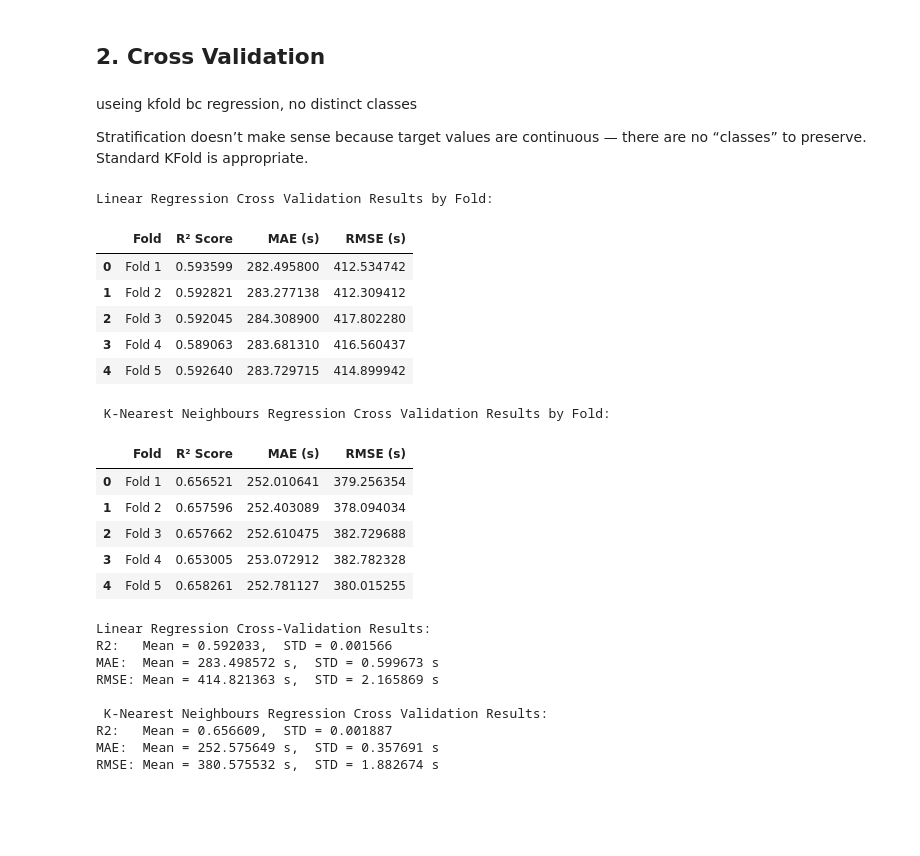
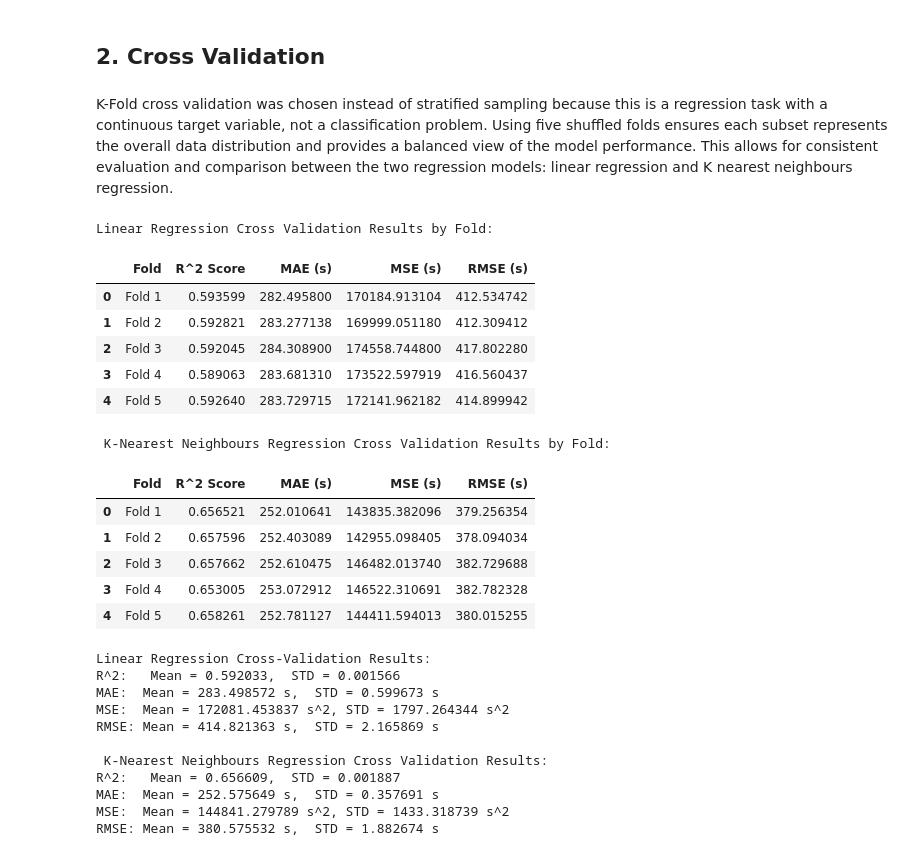
Before and after one commit to charralbert/Taxi_Trip_Duration, a Jupyter notebook: project_deliverable2_Group33.ipynb, the cells around one changed output. Saved outputs shown, nothing was run; the diff lists cells and outputs as text; code cells hidden in the pictures; blank space fills up the shorter version.

```diff
--- a/project_deliverable2_Group33.ipynb
+++ b/project_deliverable2_Group33.ipynb
@@ -91,9 +91,7 @@ From a bias-variance trade-off perspective, the KNN regression model has low var
 # %% [markdown]
 ## 2. Cross Validation
 # %% [markdown]
-useing kfold bc regression, no distinct classes
-
-Stratification doesn’t make sense because target values are continuous — there are no “classes” to preserve. Standard KFold is appropriate.
+K-Fold cross validation was chosen instead of stratified sampling because this is a regression task with a continuous target variable, not a classification problem. Using five shuffled folds ensures each subset represents the overall data distribution and provides a balanced view of the model performance. This allows for consistent evaluation and comparison between the two regression models: linear regression and K nearest neighbours regression.
 # %%
 #Define 5-fold cross validation splits
 cv = KFold(n_splits=5, shuffle=True, random_state=42)
@@ -115,7 +113,7 @@ linreg_results = cross_validate(
     X,
     y,
     cv=cv,
-    scoring=['r2', 'neg_mean_absolute_error', 'neg_root_mean_squared_error'],
+    scoring=['r2', 'neg_mean_absolute_error', 'neg_mean_squared_error', 'neg_root_mean_squared_error'],
     return_train_score=True,
     n_jobs=-1
 )
@@ -126,7 +124,7 @@ knn_results = cross_validate(
     X,
     y,
     cv=cv,
-    scoring=['r2', 'neg_mean_absolute_error', 'neg_root_mean_squared_error'],
+    scoring=['r2', 'neg_mean_absolute_error', 'neg_mean_squared_error', 'neg_root_mean_squared_error'],
     return_train_score=True,
     n_jobs=-1
 )
@@ -143,59 +143,65 @@ rmse_knn = -knn_results['test_neg_root_mean_squared_error']
 # %%
 #Create DataFrame for Linear Regression results
 cv_table_linreg = pd.DataFrame({
     'Fold': [f'Fold {i+1}' for i in range(len(linreg_results['test_r2']))],
-    'R² Score': linreg_results['test_r2'],
+    'R^2 Score': linreg_results['test_r2'],
     'MAE (s)': -linreg_results['test_neg_mean_absolute_error'],
+    'MSE (s)': -linreg_results['test_neg_mean_squared_error'],
     'RMSE (s)': -linreg_results['test_neg_root_mean_squared_error']
 })
 
 print("Linear Regression Cross Validation Results by Fold:")
 display(cv_table_linreg)
 
 #Create DataFrame for KNN Regression results
 cv_table_knn = pd.DataFrame({
     'Fold': [f'Fold {i+1}' for i in range(len(knn_results['test_r2']))],
-    'R² Score': knn_results['test_r2'],
+    'R^2 Score': knn_results['test_r2'],
     'MAE (s)': -knn_results['test_neg_mean_absolute_error'],
+    'MSE (s)': -knn_results['test_neg_mean_squared_error'],
     'RMSE (s)': -knn_results['test_neg_root_mean_squared_error']
 })
 
 print("\n K-Nearest Neighbours Regression Cross Validation Results by Fold:")
-display(cv_table_knn)
+cv_table_knn
 # %% [output]
 Linear Regression Cross Validation Results by Fold:
-|  | Fold | R² Score | MAE (s) | RMSE (s) |
-| 0 | Fold 1 | 0.593599 | 282.495800 | 412.534742 |
-| 1 | Fold 2 | 0.592821 | 283.277138 | 412.309412 |
-| 2 | Fold 3 | 0.592045 | 284.308900 | 417.802280 |
-| 3 | Fold 4 | 0.589063 | 283.681310 | 416.560437 |
-| 4 | Fold 5 | 0.592640 | 283.729715 | 414.899942 |
+|  | Fold | R^2 Score | MAE (s) | MSE (s) | RMSE (s) |
+| 0 | Fold 1 | 0.593599 | 282.495800 | 170184.913104 | 412.534742 |
+| 1 | Fold 2 | 0.592821 | 283.277138 | 169999.051180 | 412.309412 |
+| 2 | Fold 3 | 0.592045 | 284.308900 | 174558.744800 | 417.802280 |
+| 3 | Fold 4 | 0.589063 | 283.681310 | 173522.597919 | 416.560437 |
+| 4 | Fold 5 | 0.592640 | 283.729715 | 172141.962182 | 414.899942 |
  K-Nearest Neighbours Regression Cross Validation Results by Fold:
-|  | Fold | R² Score | MAE (s) | RMSE (s) |
-| 0 | Fold 1 | 0.656521 | 252.010641 | 379.256354 |
-| 1 | Fold 2 | 0.657596 | 252.403089 | 378.094034 |
-| 2 | Fold 3 | 0.657662 | 252.610475 | 382.729688 |
-| 3 | Fold 4 | 0.653005 | 253.072912 | 382.782328 |
-| 4 | Fold 5 | 0.658261 | 252.781127 | 380.015255 |
+|  | Fold | R^2 Score | MAE (s) | MSE (s) | RMSE (s) |
+| 0 | Fold 1 | 0.656521 | 252.010641 | 143835.382096 | 379.256354 |
+| 1 | Fold 2 | 0.657596 | 252.403089 | 142955.098405 | 378.094034 |
+| 2 | Fold 3 | 0.657662 | 252.610475 | 146482.013740 | 382.729688 |
+| 3 | Fold 4 | 0.653005 | 253.072912 | 146522.310691 | 382.782328 |
+| 4 | Fold 5 | 0.658261 | 252.781127 | 144411.594013 | 380.015255 |
 # %%
 #Printing Mean & STD for Linear Regression
 print("Linear Regression Cross-Validation Results:")
-print(f"R2:   Mean = {r2_linreg.mean():f},  STD = {r2_linreg.std():f}")
+print(f"R^2:   Mean = {r2_linreg.mean():f},  STD = {r2_linreg.std():f}")
 print(f"MAE:  Mean = {mae_linreg.mean():f} s,  STD = {mae_linreg.std():f} s")
+print(f"MSE:  Mean = {mse_linreg.mean():f} s^2, STD = {mse_linreg.std():f} s^2")
 print(f"RMSE: Mean = {rmse_linreg.mean():f} s,  STD = {rmse_linreg.std():f} s")
 
 #Printing Mean & STD for KNN
 print("\n K-Nearest Neighbours Regression Cross Validation Results:")
-print(f"R2:   Mean = {r2_knn.mean():f},  STD = {r2_knn.std():f}")
+print(f"R^2:   Mean = {r2_knn.mean():f},  STD = {r2_knn.std():f}")
 print(f"MAE:  Mean = {mae_knn.mean():f} s,  STD = {mae_knn.std():f} s")
+print(f"MSE:  Mean = {mse_knn.mean():f} s^2, STD = {mse_knn.std():f} s^2")
 print(f"RMSE: Mean = {rmse_knn.mean():f} s,  STD = {rmse_knn.std():f} s")
 # %% [output]
 Linear Regression Cross-Validation Results:
-R2:   Mean = 0.592033,  STD = 0.001566
+R^2:   Mean = 0.592033,  STD = 0.001566
 MAE:  Mean = 283.498572 s,  STD = 0.599673 s
+MSE:  Mean = 172081.453837 s^2, STD = 1797.264344 s^2
 RMSE: Mean = 414.821363 s,  STD = 2.165869 s
 
  K-Nearest Neighbours Regression Cross Validation Results:
-R2:   Mean = 0.656609,  STD = 0.001887
+R^2:   Mean = 0.656609,  STD = 0.001887
 MAE:  Mean = 252.575649 s,  STD = 0.357691 s
+MSE:  Mean = 144841.279789 s^2, STD = 1433.318739 s^2
 RMSE: Mean = 380.575532 s,  STD = 1.882674 s
```
Also changed, not shown: parts of 7 cells of this notebook.
